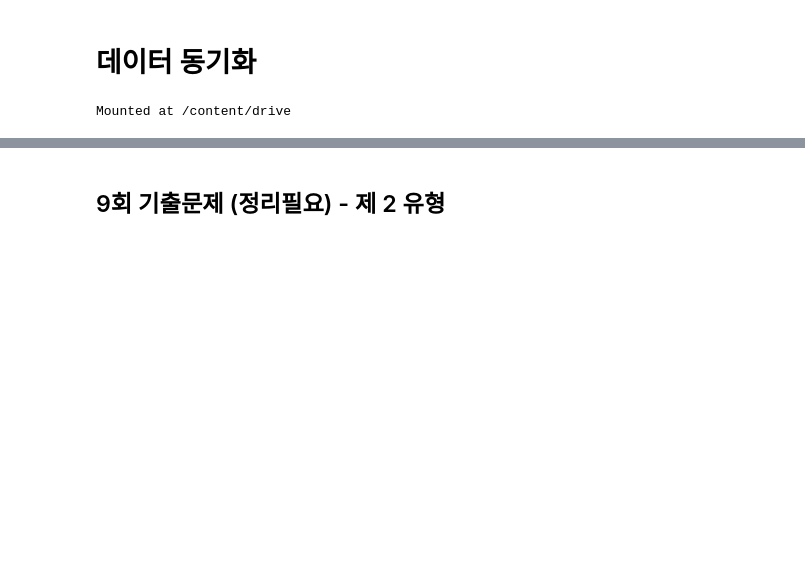
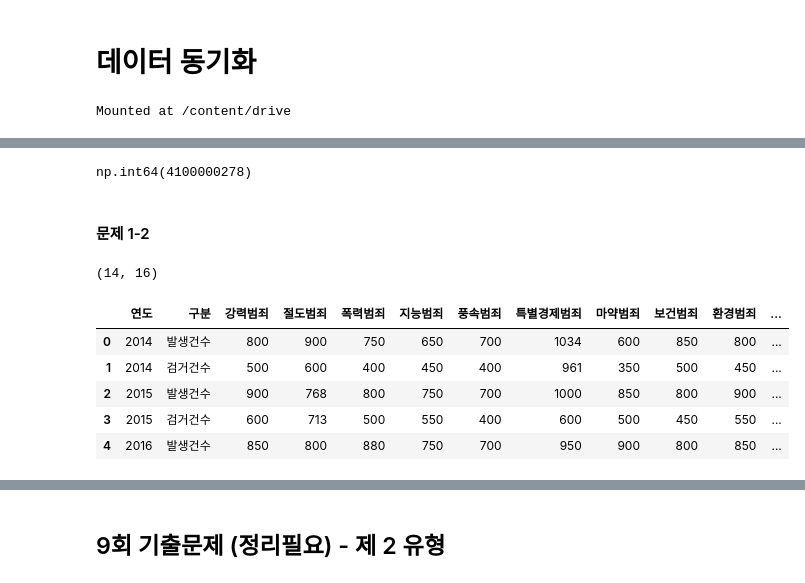
Before and after one commit to va4756/yemoon_bigdata_test, a Jupyter notebook: sinagong_bigdata.ipynb, the cells around one changed output, grey strips where cells are left out. Saved outputs shown, nothing was run; the diff lists cells and outputs as text; code cells hidden in the pictures; blank space fills up the shorter version.

```diff
--- a/sinagong_bigdata.ipynb
+++ b/sinagong_bigdata.ipynb
@@ -2999,0 +3062,22 @@ Resolving deltas: 100% (71/71), done.
+# %%
+# 성별간 총대출액 차이 -> 가장 큰 지역코드
+grouped['차이'] = abs(grouped[1] - grouped[2])
+result = grouped['차이'].idxmax()
+result
+# %% [output]
+np.int64(4100000278)
+# %% [markdown]
+#### 문제 1-2
+# %%
+import pandas as pd
+df = pd.read_csv('/content/bigdata_analyst_cert_v2/part4/ch9/crime.csv')
+print(df.shape)
+df.head()
+# %% [output]
+(14, 16)
+|  | 연도 | 구분 | 강력범죄 | 절도범죄 | 폭력범죄 | 지능범죄 | 풍속범죄 | 특별경제범죄 | 마약범죄 | 보건범죄 | 환경범죄 | ... |
+| 0 | 2014 | 발생건수 | 800 | 900 | 750 | 650 | 700 | 1034 | 600 | 850 | 800 | ... |
+| 1 | 2014 | 검거건수 | 500 | 600 | 400 | 450 | 400 | 961 | 350 | 500 | 450 | ... |
+| 2 | 2015 | 발생건수 | 900 | 768 | 800 | 750 | 700 | 1000 | 850 | 800 | 900 | ... |
+| 3 | 2015 | 검거건수 | 600 | 713 | 500 | 550 | 400 | 600 | 500 | 450 | 550 | ... |
+| 4 | 2016 | 발생건수 | 850 | 800 | 880 | 750 | 700 | 950 | 900 | 800 | 850 | ... |
```
Also changed, not shown: parts of 11 cells of this notebook.
